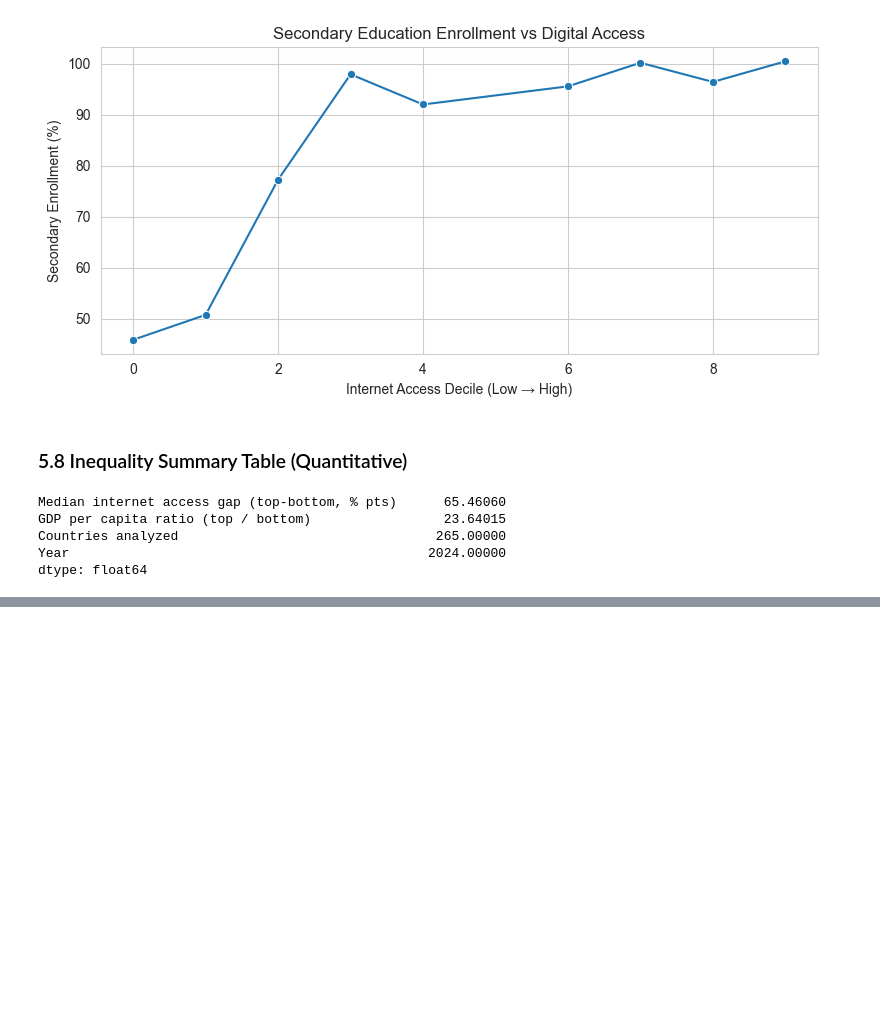
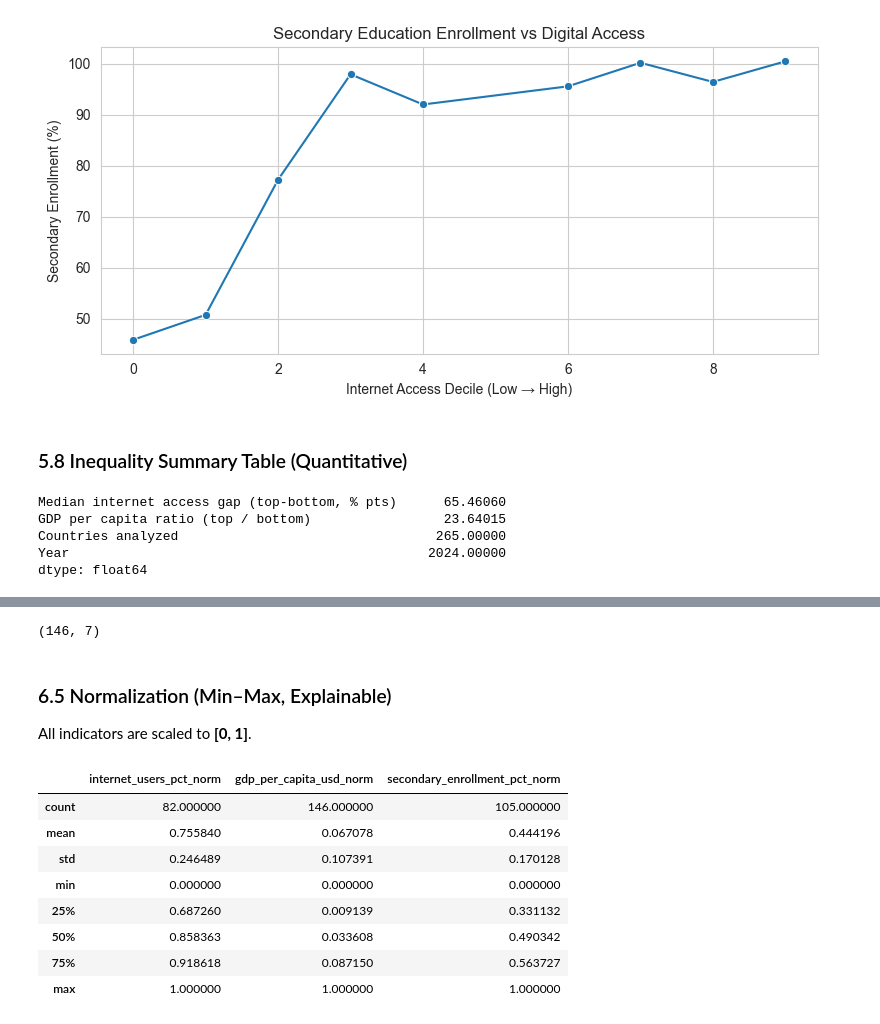
Before and after one commit to Comrade-1729/EDA_MLOPS-Portfolio, a Jupyter notebook: notebooks/03_economic_digital_divide_eda.ipynb, the cells around one changed output, grey strips where cells are left out. Saved outputs shown, nothing was run; the diff lists cells and outputs as text; code cells hidden in the pictures; blank space fills up the shorter version.

```diff
--- a/notebooks/03_economic_digital_divide_eda.ipynb
+++ b/notebooks/03_economic_digital_divide_eda.ipynb
@@ -902,0 +940,6 @@ dtype: float64
+# %%
+sns.set_style("whitegrid")
+
+df = pd.read_csv(DATA_FILE)
+print("Shape:", df.shape)
+df.head()
@@ -902,0 +958,5 @@ dtype: float64
+# %%
+latest_year = df["year"].max()
+df_y = df[df["year"] == latest_year].copy()
+
+df_y.shape
@@ -902,0 +976,9 @@ dtype: float64
+# %%
+INDEX_COLS = [
+    "internet_users_pct",
+    "gdp_per_capita_usd",
+    "secondary_enrollment_pct"
+]
+
+df_idx = df_y[["country", "country_code", "year"] + INDEX_COLS].copy()
+df_idx.isna().mean()
@@ -902,0 +1001,29 @@ dtype: float64
+# %%
+df_idx["non_null_count"] = df_idx[INDEX_COLS].notna().sum(axis=1)
+
+df_idx = df_idx[df_idx["non_null_count"] >= 2].copy()
+df_idx.shape
+# %% [output]
+(146, 7)
+# %% [markdown]
+### 6.5 Normalization (Min–Max, Explainable)
+
+All indicators are scaled to **[0, 1]**.
+# %%
+def min_max_norm(series):
+    return (series - series.min()) / (series.max() - series.min())
+
+for col in INDEX_COLS:
+    df_idx[col + "_norm"] = min_max_norm(df_idx[col])
+
+df_idx[[c + "_norm" for c in INDEX_COLS]].describe()
+# %% [output]
+|  | internet_users_pct_norm | gdp_per_capita_usd_norm | secondary_enrollment_pct_norm |
+| count | 82.000000 | 146.000000 | 105.000000 |
+| mean | 0.755840 | 0.067078 | 0.444196 |
+| std | 0.246489 | 0.107391 | 0.170128 |
+| min | 0.000000 | 0.000000 | 0.000000 |
+| 25% | 0.687260 | 0.009139 | 0.331132 |
+| 50% | 0.858363 | 0.033608 | 0.490342 |
+| 75% | 0.918618 | 0.087150 | 0.563727 |
+| max | 1.000000 | 1.000000 | 1.000000 |
```
Also changed, not shown: parts of 27 cells of this notebook, 1 other file.
